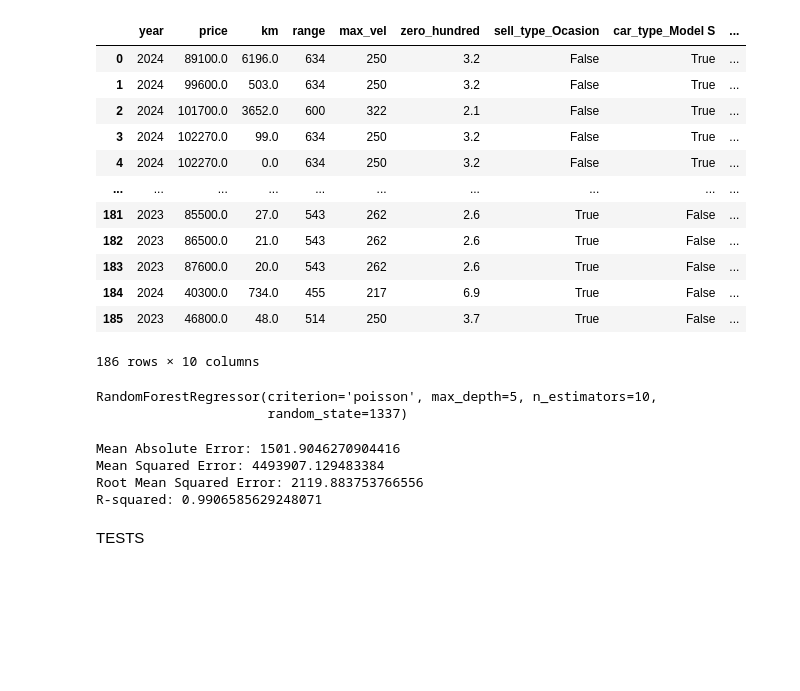
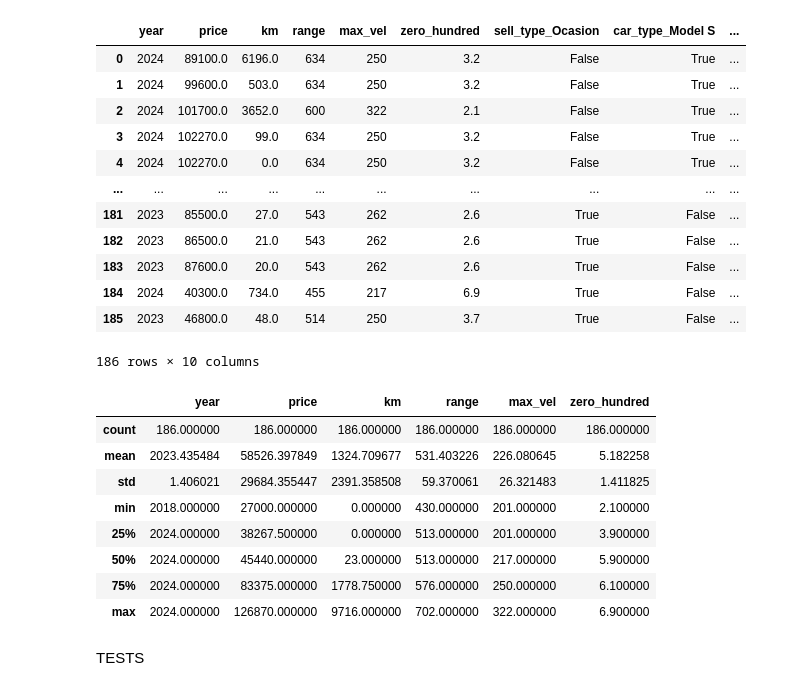
Before and after one commit to GamblerRunner/ProyectoTesla, a Jupyter notebook: Notebooks/rfr_marcos_test.ipynb, the cells around one changed output. Cells and saved outputs as stored; diff of their text form; code cells hidden in the pictures; blank space fills up the shorter version.

```diff
--- a/Notebooks/rfr_marcos_test.ipynb
+++ b/Notebooks/rfr_marcos_test.ipynb
@@ -110,36 +110,22 @@ df
 | 184 | 2024 | 40300.0 | 734.0 | 455 | 217 | 6.9 | True | False | ... |
 | 185 | 2023 | 46800.0 | 48.0 | 514 | 250 | 3.7 | True | False | ... |
 186 rows × 10 columns
+# %%
+df.describe()
+# %% [output]
+|  | year | price | km | range | max_vel | zero_hundred |
+| count | 186.000000 | 186.000000 | 186.000000 | 186.000000 | 186.000000 | 186.000000 |
+| mean | 2023.435484 | 58526.397849 | 1324.709677 | 531.403226 | 226.080645 | 5.182258 |
+| std | 1.406021 | 29684.355447 | 2391.358508 | 59.370061 | 26.321483 | 1.411825 |
+| min | 2018.000000 | 27000.000000 | 0.000000 | 430.000000 | 201.000000 | 2.100000 |
+| 25% | 2024.000000 | 38267.500000 | 0.000000 | 513.000000 | 201.000000 | 3.900000 |
+| 50% | 2024.000000 | 45440.000000 | 23.000000 | 513.000000 | 217.000000 | 5.900000 |
+| 75% | 2024.000000 | 83375.000000 | 1778.750000 | 576.000000 | 250.000000 | 6.100000 |
+| max | 2024.000000 | 126870.000000 | 9716.000000 | 702.000000 | 322.000000 | 6.900000 |
 # %%
 X = df.drop(columns=['price'])  # Elimina la columna objetivo del conjunto de características
 y = df['price']  # Define la variable objetivo
 X_train, X_test, y_train, y_test = train_test_split(X, y, test_size=0.2, random_state=1337)
-# %%
-rfr = RandomForestRegressor(n_estimators=10, criterion='poisson', max_depth=5, random_state=1337)
-rfr
-# %% [output]
-RandomForestRegressor(criterion='poisson', max_depth=5, n_estimators=10,
-                      random_state=1337)
-# %%
-rfr.fit(X=X_train, y=y_train)
-predicciones = rfr.predict(X=X_test)
-
-# Calculate metrics
-mae = mean_absolute_error(y_test, predicciones)
-mse = mean_squared_error(y_test, predicciones)
-rmse = np.sqrt(mse)
-r2 = r2_score(y_test, predicciones)
-
-# Print metrics
-print("Mean Absolute Error:", mae)
-print("Mean Squared Error:", mse)
-print("Root Mean Squared Error:", rmse)
-print("R-squared:", r2)
-# %% [output]
-Mean Absolute Error: 1501.9046270904416
-Mean Squared Error: 4493907.129483384
-Root Mean Squared Error: 2119.883753766556
-R-squared: 0.9906585629248071
 # %% [markdown]
 TESTS
 # %%
```
Also changed, not shown: parts of 7 cells of this notebook.
